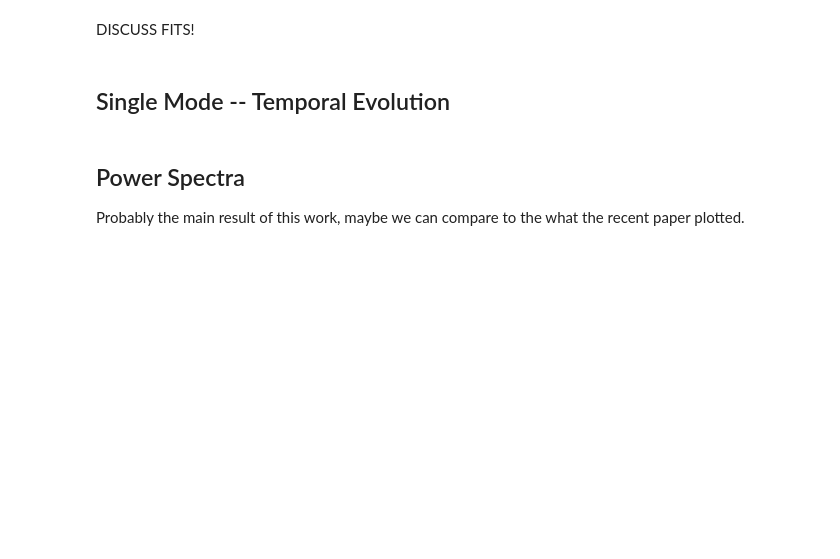
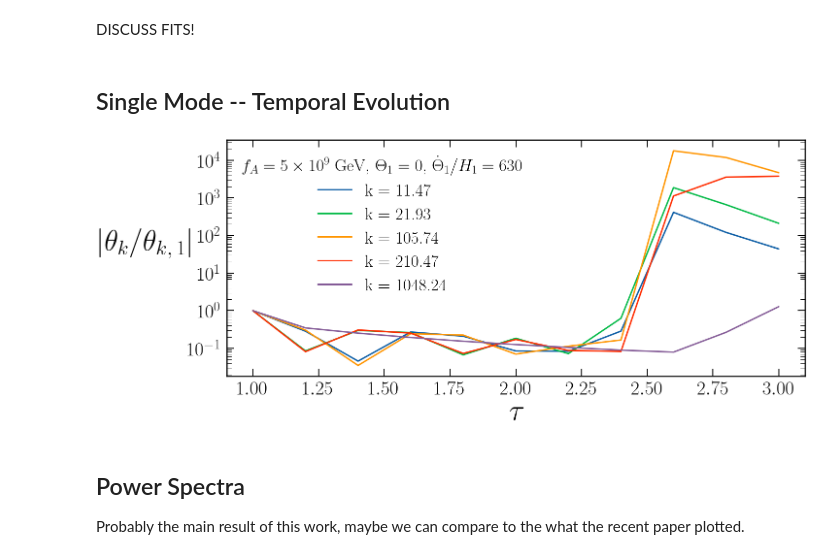
Before and after one commit to mathieukaltschmidt/kinetic-misalignment, a Jupyter notebook: analysis/plots.ipynb, the cells around one changed output. Saved outputs shown, nothing was run; the diff lists cells and outputs as text; code cells hidden in the pictures; blank space fills up the shorter version.

Commit message:
Add mode evolution and spectra

```diff
--- a/analysis/plots.ipynb
+++ b/analysis/plots.ipynb
@@ -193,6 +194,42 @@ plt.show()
 DISCUSS FITS!
 # %% [markdown]
 ## Single Mode -- Temporal Evolution
+# %%
+data = np.loadtxt(DATA_DIR + 'mode_evol_fA5e+09_theta0_vheta630' + '.txt', skiprows = 1)
+# %%
+# Extract tau values (first row, excluding first element)
+τ = data[0, 1:]
+
+# Extract k values (first column, excluding first row)
+k = data[1:, 0]
+
+# Extract mode evolution
+θ_evol = data[1:, 1:]
+# %%
+k_idx_list = [5, 10, 50, 100, 500]
+# %%
+plt.figure(figsize = (21, 9))
+
+for k_idx in k_idx_list:
+    plt.plot(τ, θ_evol[k_idx, :], label = f'k = {k[k_idx]:.2f}')
+
+plt.xlabel(r'$\tau$', size = 60)
+plt.ylabel(r'$|\theta_k/\theta_{k, \, 1}|$', rotation = 0, labelpad = 80, size = 60)
+
+plt.xticks(fontsize = 40)
+plt.yticks(fontsize = 40)
+plt.tick_params(axis = 'y', pad = 10)
+
+plt.yscale('log')
+
+plt.legend(loc = 'upper left', title = r'$f_A= 5\times 10^{9}$ GeV, $\Theta_1 = 0$, $\dot{\Theta}_1/H_1 = 630$')
+
+plt.tight_layout()
+#plt.savefig(PLOT_DIR + 'mode_evol_fA5e+09_theta0_vheta630' +'.pdf')
+
+plt.show()
+# %% [output]
+[figure, added]
 # %% [markdown]
 ## Power Spectra
 Probably the main result of this work, maybe we can compare to the what the recent paper plotted.
```
Also changed, not shown: parts of 8 cells of this notebook.
